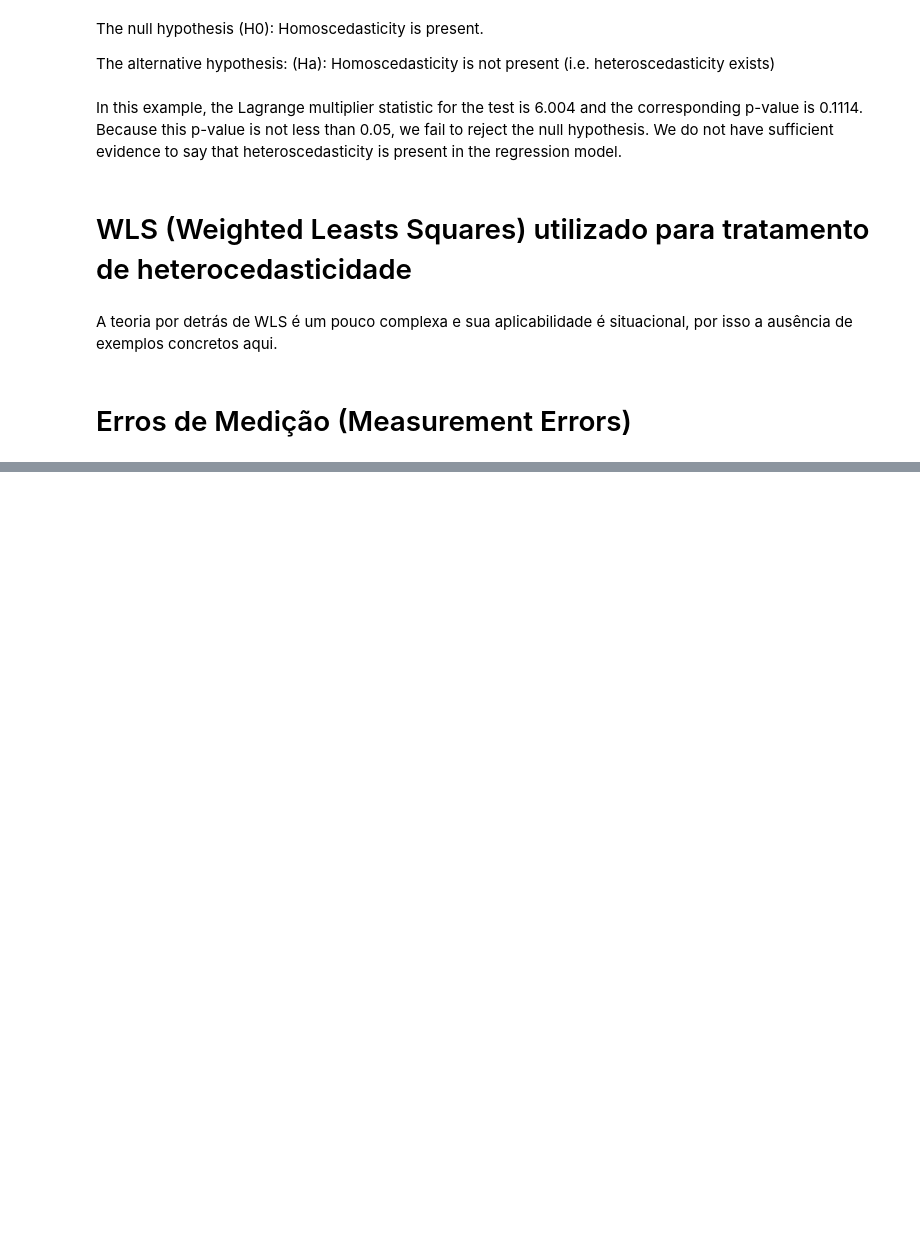
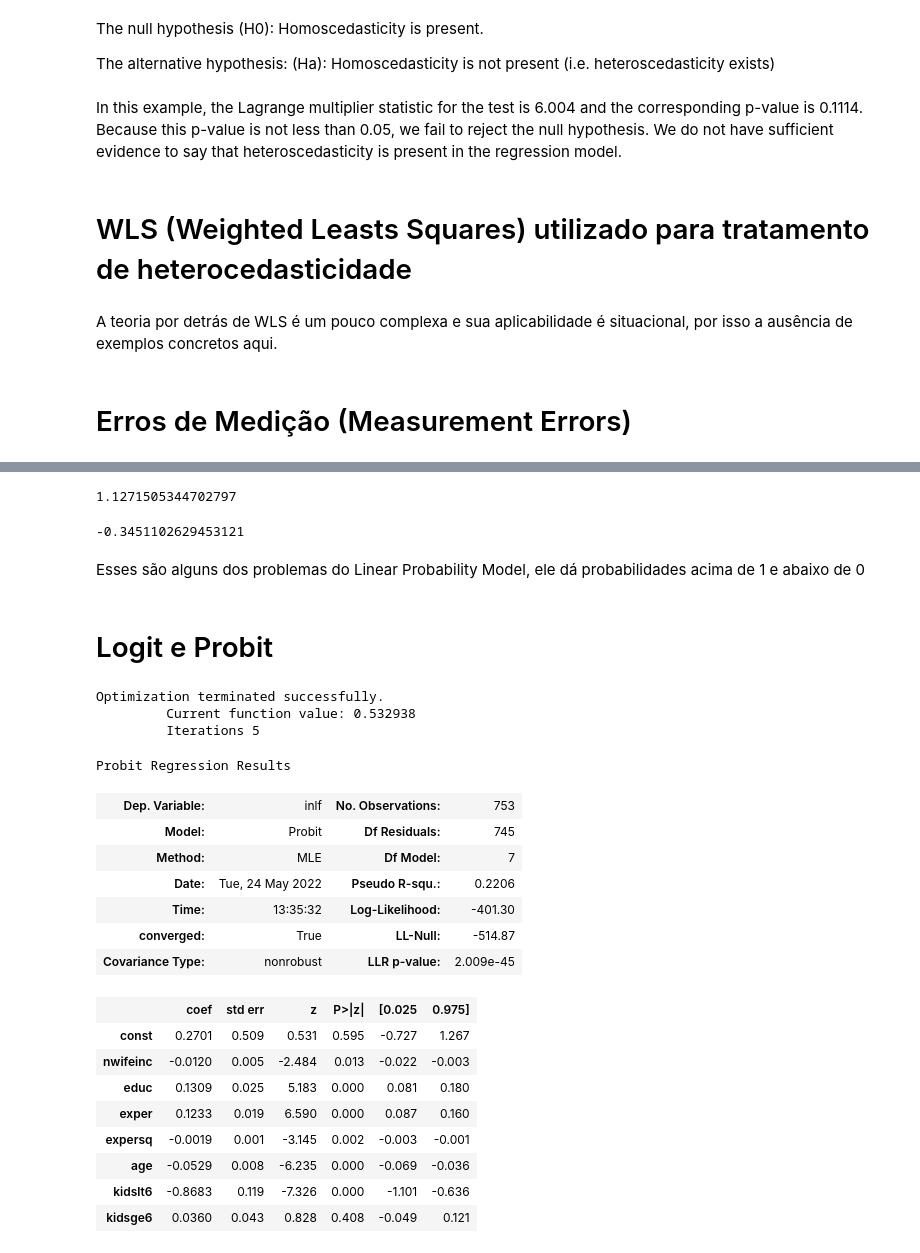
Before and after one commit to Menezes-Gus/Econometrics, a Jupyter notebook: Econometrics.ipynb, the cells around one changed output, grey strips where cells are left out. Saved outputs shown, nothing was run; the diff lists cells and outputs as text; code cells hidden in the pictures; blank space fills up the shorter version.

Commit message:
Atualização Probit Logit

```diff
--- a/Econometrics.ipynb
+++ b/Econometrics.ipynb
@@ -351,0 +502,12 @@ A teoria por detrás de WLS é um pouco complexa e sua aplicabilidade é situaci
+# %%
+LPM_regression.fittedvalues.max()
+# %% [output]
+1.1271505344702797
+# %%
+LPM_regression.fittedvalues.min()
+# %% [output]
+-0.3451102629453121
+# %% [markdown]
+Esses são alguns dos problemas do Linear Probability Model, ele dá probabilidades acima de 1 e abaixo de 0
+# %% [markdown]
+# Logit e Probit
@@ -351,0 +516,24 @@ A teoria por detrás de WLS é um pouco complexa e sua aplicabilidade é situaci
+# %%
+probit_model = Probit(endog=y, exog=X).fit()
+probit_model.summary()
+# %% [output]
+Optimization terminated successfully.
+         Current function value: 0.532938
+         Iterations 5
+Probit Regression Results
+| Dep. Variable: | inlf | No. Observations: | 753 |
+| Model: | Probit | Df Residuals: | 745 |
+| Method: | MLE | Df Model: | 7 |
+| Date: | Tue, 24 May 2022 | Pseudo R-squ.: | 0.2206 |
+| Time: | 13:35:32 | Log-Likelihood: | -401.30 |
+| converged: | True | LL-Null: | -514.87 |
+| Covariance Type: | nonrobust | LLR p-value: | 2.009e-45 |
+|  | coef | std err | z | P>|z| | [0.025 | 0.975] |
+| const | 0.2701 | 0.509 | 0.531 | 0.595 | -0.727 | 1.267 |
+| nwifeinc | -0.0120 | 0.005 | -2.484 | 0.013 | -0.022 | -0.003 |
+| educ | 0.1309 | 0.025 | 5.183 | 0.000 | 0.081 | 0.180 |
+| exper | 0.1233 | 0.019 | 6.590 | 0.000 | 0.087 | 0.160 |
+| expersq | -0.0019 | 0.001 | -3.145 | 0.002 | -0.003 | -0.001 |
+| age | -0.0529 | 0.008 | -6.235 | 0.000 | -0.069 | -0.036 |
+| kidslt6 | -0.8683 | 0.119 | -7.326 | 0.000 | -1.101 | -0.636 |
+| kidsge6 | 0.0360 | 0.043 | 0.828 | 0.408 | -0.049 | 0.121 |
```
Also changed, not shown: parts of 41 cells of this notebook.
